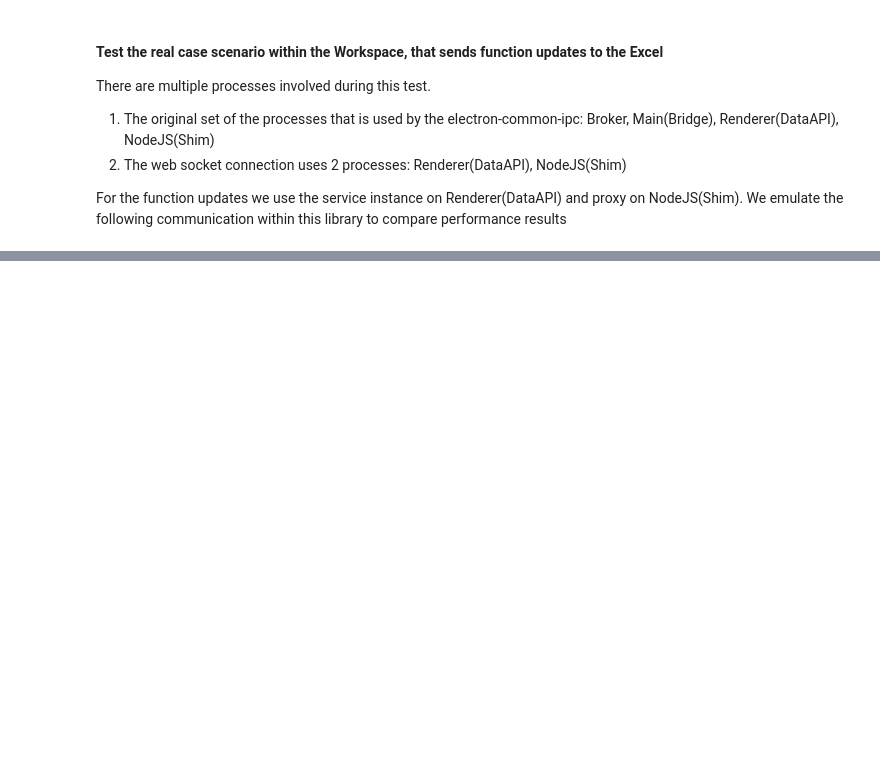
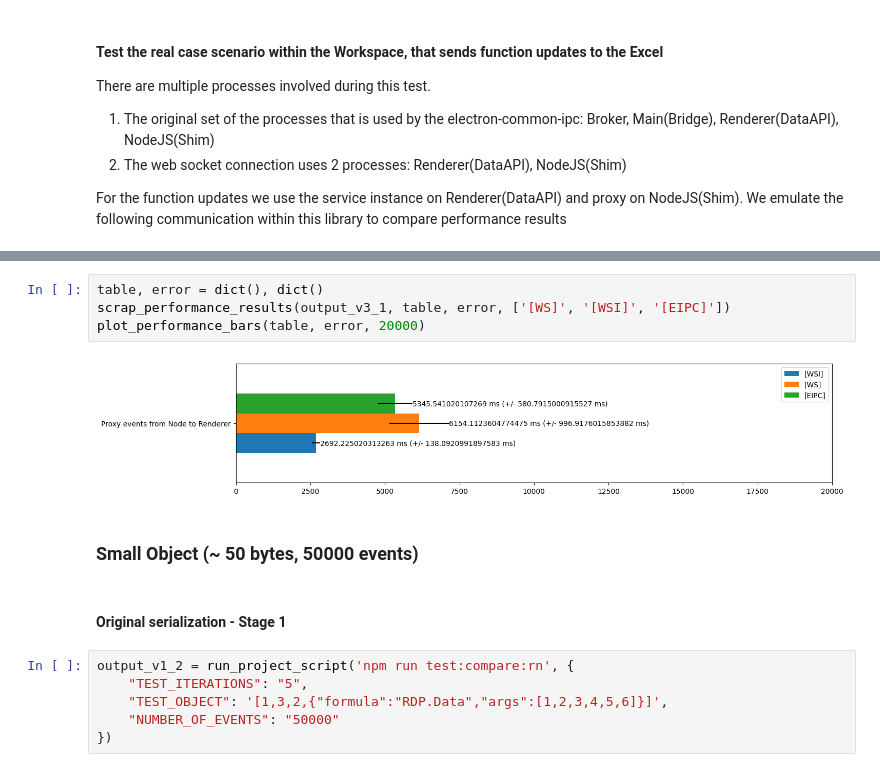
Before and after one commit to ikremniou/electron-common-ipc, a Jupyter notebook: packages/internal/e2e-tests/notes/perf.ipynb, the cells around one changed output, grey strips where cells are left out. Saved outputs shown, nothing was run; the diff lists cells and outputs as text; blank space fills up the shorter version.

```diff
--- a/packages/internal/e2e-tests/notes/perf.ipynb
+++ b/packages/internal/e2e-tests/notes/perf.ipynb
@@ -150,0 +171,16 @@ IndexError: list index out of range
+# %%
+table, error = dict(), dict()
+scrap_performance_results(output_v3_1, table, error, ['[WS]', '[WSI]', '[EIPC]'])
+plot_performance_bars(table, error, 20000)
+# %% [output]
+[figure, added]
+# %% [markdown]
+### Small Object (~ 50 bytes, 50000 events)
+# %% [markdown]
+#### Original serialization - Stage 1
+# %%
+output_v1_2 = run_project_script('npm run test:compare:rn', {
+    "TEST_ITERATIONS": "5",
+    "TEST_OBJECT": '[1,3,2,{"formula":"RDP.Data","args":[1,2,3,4,5,6]}]',
+    "NUMBER_OF_EVENTS": "50000"
+})
```
Also changed, not shown: parts of 19 cells of this notebook, 34 other files.
